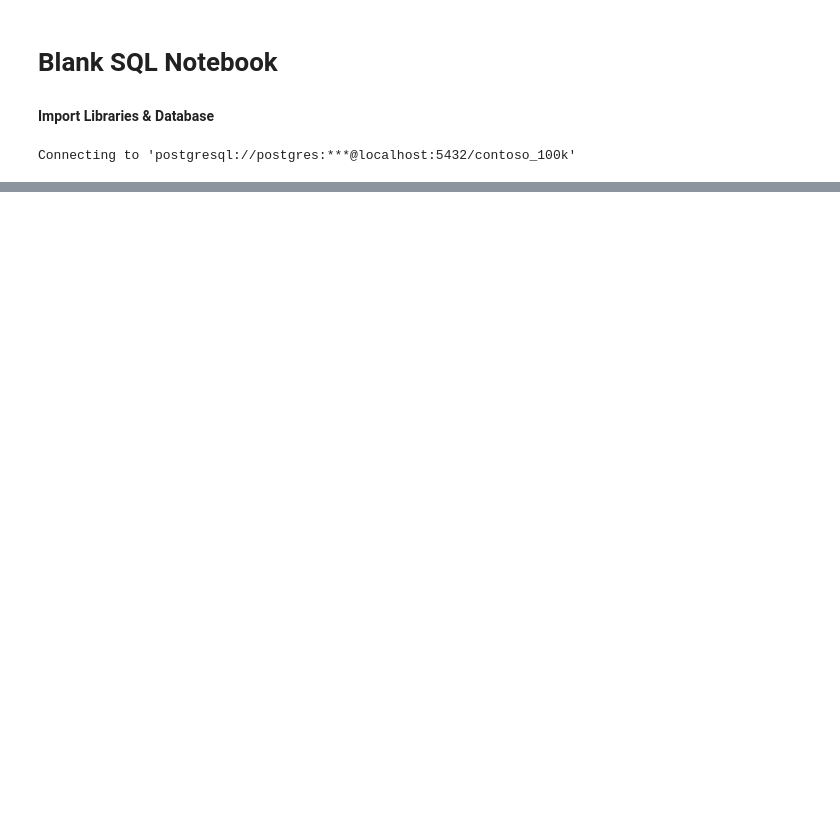
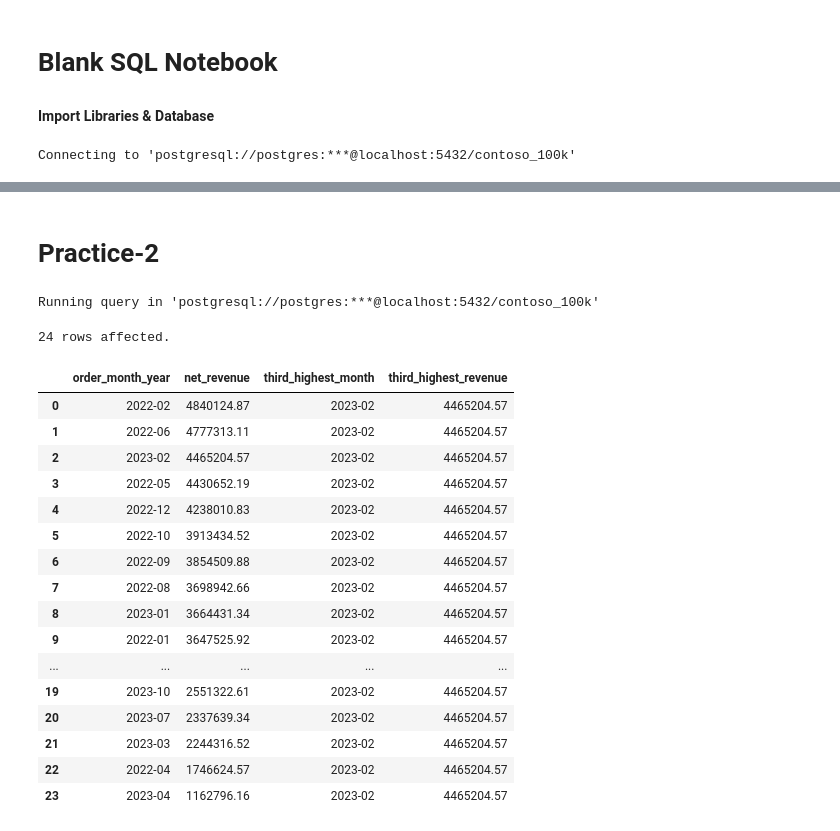
Before and after one commit to CodeWithTD/CodeWithTD, a Jupyter notebook: Resources/Blank_SQL_Notebook.ipynb, the cells around one changed output, grey strips where cells are left out. Drawn from its saved outputs; the diff is of its cells as text; code cells hidden in the pictures; blank space fills up the shorter version.

```diff
--- a/Resources/Blank_SQL_Notebook.ipynb
+++ b/Resources/Blank_SQL_Notebook.ipynb
@@ -630,0 +334,47 @@ Running query in 'postgresql://postgres:***@localhost:5432/contoso_100k'
+# %% [markdown]
+# Practice-2
+# %%
+%%sql
+
+WITH monthly_revenue AS (
+  SELECT
+    TO_CHAR(orderdate, 'YYYY-MM') AS order_month_year,
+    SUM(quantity * netprice * exchangerate) AS net_revenue
+  FROM sales
+  WHERE
+    EXTRACT(YEAR FROM orderdate) IN(2022, 2023)
+  GROUP BY
+    TO_CHAR(orderdate, 'YYYY-MM')
+)
+SELECT
+  order_month_year,
+  net_revenue,
+  NTH_VALUE(order_month_year,3) OVER (
+    ORDER BY net_revenue DESC
+    ROWS BETWEEN UNBOUNDED PRECEDING AND UNBOUNDED FOLLOWING
+  ) AS third_highest_month,
+  NTH_VALUE(net_revenue,3) OVER(
+    ORDER BY net_revenue DESC
+    ROWS BETWEEN UNBOUNDED PRECEDING AND UNBOUNDED FOLLOWING
+  ) AS third_highest_revenue
+  FROM monthly_revenue;
+# %% [output]
+Running query in 'postgresql://postgres:***@localhost:5432/contoso_100k'
+24 rows affected.
+|  | order_month_year | net_revenue | third_highest_month | third_highest_revenue |
+| 0 | 2022-02 | 4840124.87 | 2023-02 | 4465204.57 |
+| 1 | 2022-06 | 4777313.11 | 2023-02 | 4465204.57 |
+| 2 | 2023-02 | 4465204.57 | 2023-02 | 4465204.57 |
+| 3 | 2022-05 | 4430652.19 | 2023-02 | 4465204.57 |
+| 4 | 2022-12 | 4238010.83 | 2023-02 | 4465204.57 |
+| 5 | 2022-10 | 3913434.52 | 2023-02 | 4465204.57 |
+| 6 | 2022-09 | 3854509.88 | 2023-02 | 4465204.57 |
+| 7 | 2022-08 | 3698942.66 | 2023-02 | 4465204.57 |
+| 8 | 2023-01 | 3664431.34 | 2023-02 | 4465204.57 |
+| 9 | 2022-01 | 3647525.92 | 2023-02 | 4465204.57 |
+| ... | ... | ... | ... | ... |
+| 19 | 2023-10 | 2551322.61 | 2023-02 | 4465204.57 |
+| 20 | 2023-07 | 2337639.34 | 2023-02 | 4465204.57 |
+| 21 | 2023-03 | 2244316.52 | 2023-02 | 4465204.57 |
+| 22 | 2022-04 | 1746624.57 | 2023-02 | 4465204.57 |
+| 23 | 2023-04 | 1162796.16 | 2023-02 | 4465204.57 |
```
Also changed, not shown: parts of 37 cells of this notebook.
